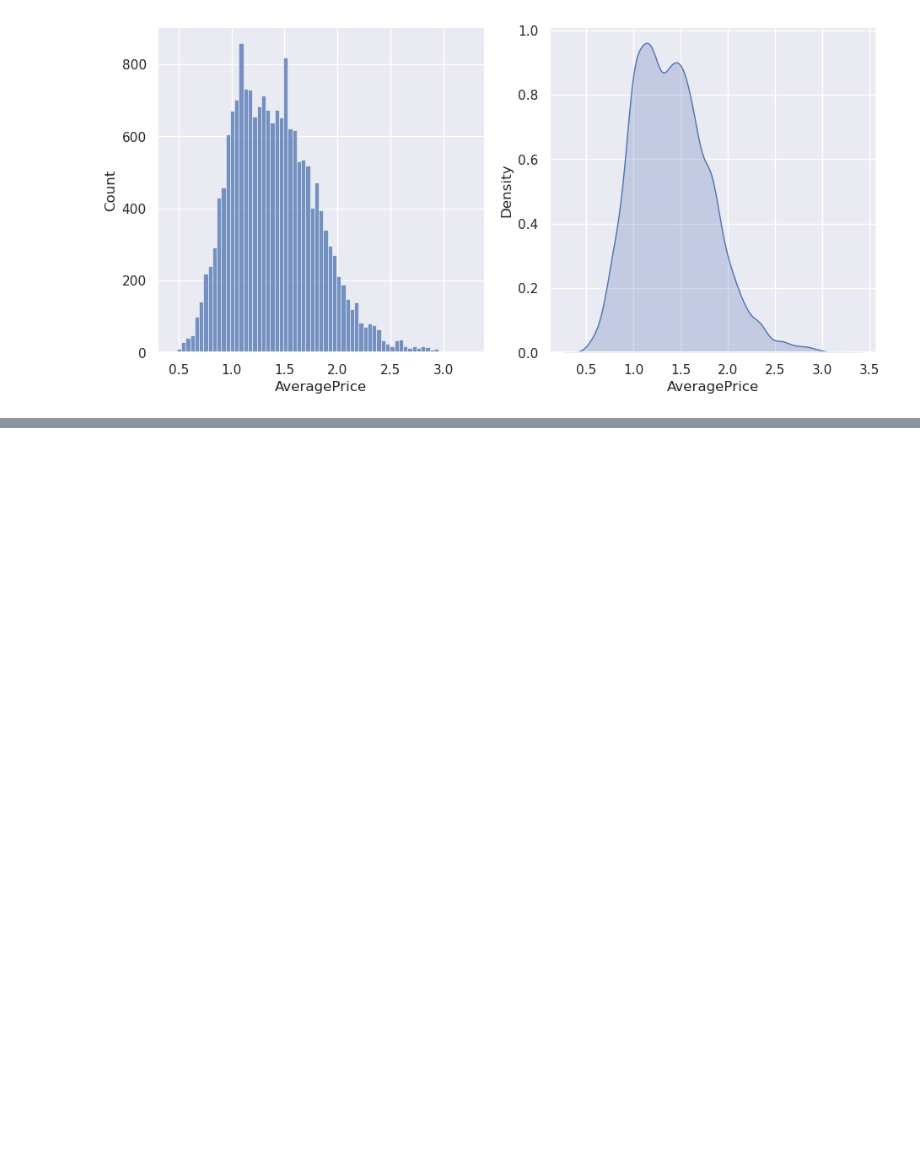
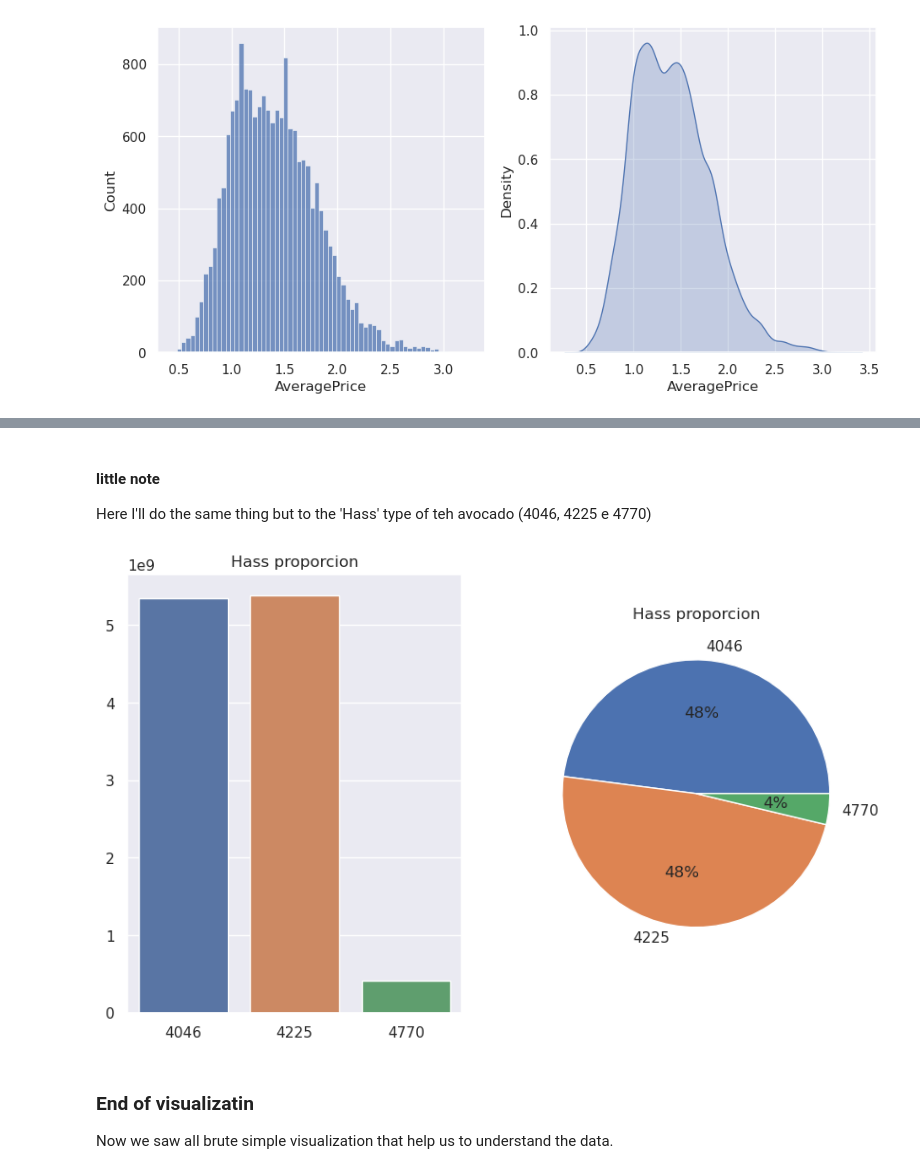
Before and after one commit to GuiRodrigues04/Avocado-price-and-market, a Jupyter notebook: avocado-prices.ipynb, the cells around one changed output, grey strips where cells are left out. Cells and saved outputs as stored; diff of their text form; code cells hidden in the pictures; blank space fills up the shorter version.

```diff
--- a/avocado-prices.ipynb
+++ b/avocado-prices.ipynb
@@ -67,0 +107,17 @@ len(Avocado_df["region"].unique())
+# %% [markdown]
+#### little note
+Here I'll do the same thing but to the 'Hass' type of teh avocado (4046, 4225 e 4770)
+# %%
+# The code of this cell is the same as the posterior with different columns.
+
+y = [Avocado_df['4046'].sum(), Avocado_df['4225'].sum(), Avocado_df['4770'].sum()]
+x = ['4046', '4225', '4770']
+fig, ax = plt.subplots(1, 2, figsize=(10,6))
+sns.barplot(x=x, y=y, ax= ax[0]).set(title='Hass proporcion')
+plt.pie(x=y, autopct='%.0f%%', labels = x)
+plt.title('Hass proporcion');
+# %% [output]
+[figure, added]
+# %% [markdown]
+### End of visualizatin
+Now we saw all brute simple visualization that help us to understand the data.
```
Also changed, not shown: parts of 10 cells of this notebook.
